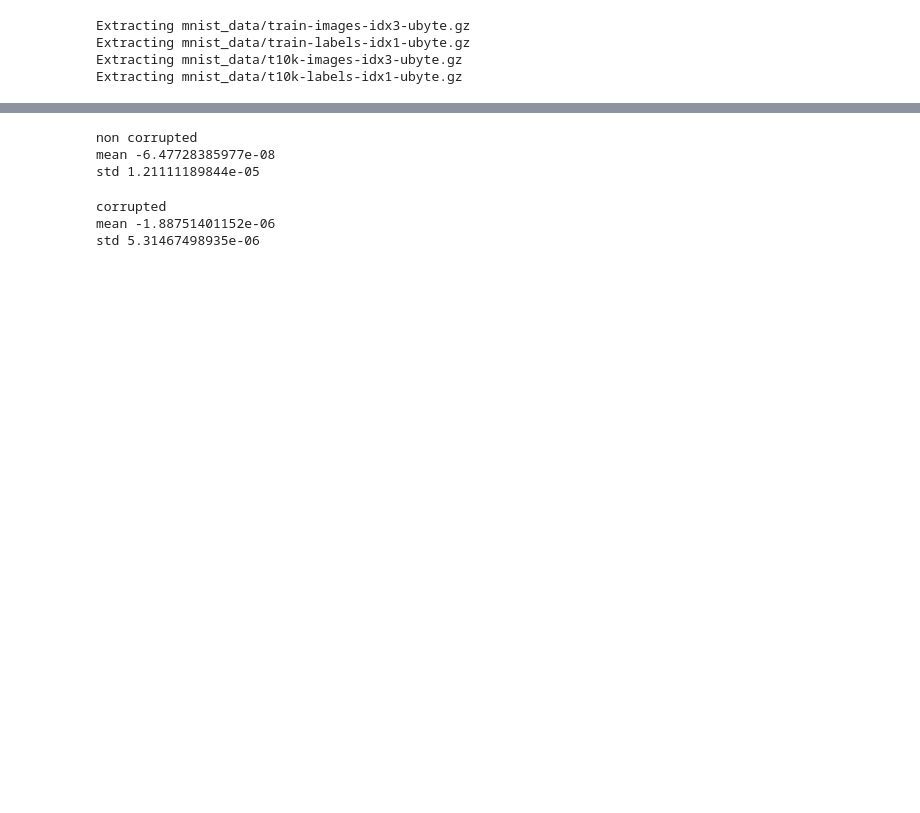
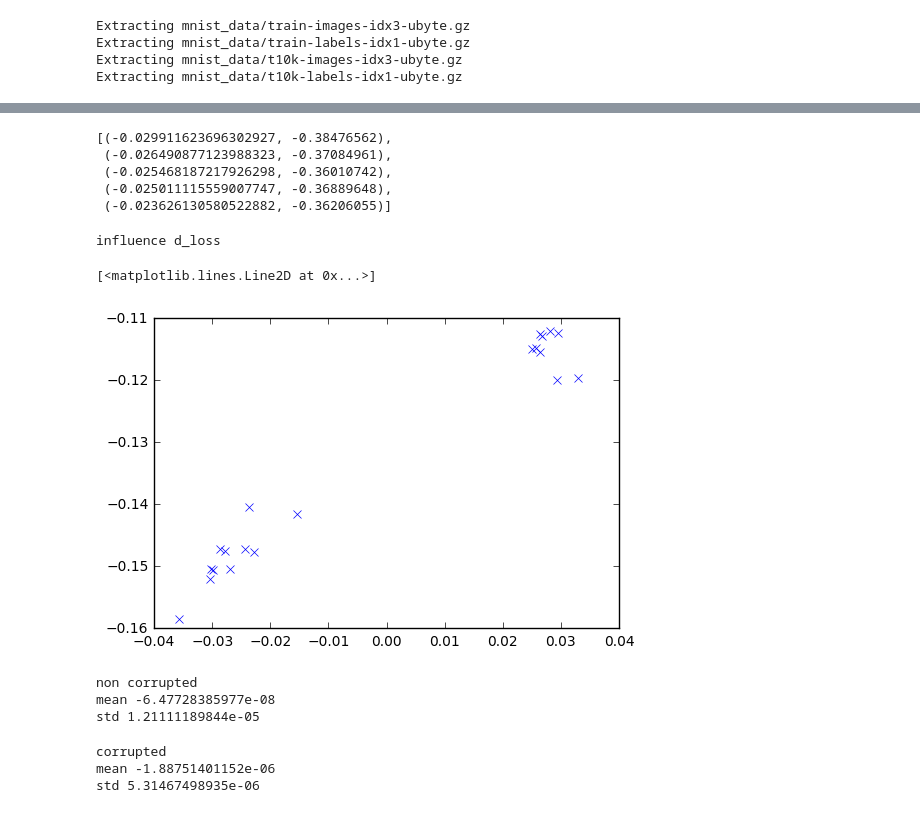
Before and after one commit to cgel/deep_quad, a Jupyter notebook: influence_function.ipynb, the cells around one changed output, grey strips where cells are left out. Drawn from its saved outputs; the diff is of its cells as text; code cells hidden in the pictures; blank space fills up the shorter version.

Commit message:
starting to get results for the linear model

```diff
--- a/influence_function.ipynb
+++ b/influence_function.ipynb
@@ -128,4 +223,0 @@ trainset_inf.sort()
-# %%
-rank = np.abs(trainset_inf)
-# %%
-rank.sort()
@@ -156,0 +224,21 @@ trainset_inf[-10:-1]
+# %%
+checkpoint_file = "/home/cgel/deep_quad/checkpoints/linear.ckpt"
+#saver.save(sess, checkpoint_file)
+# %%
+# leave one out retraining
+subset = rank[0:20]
+influence_acc = []
+grads_l = []
+saver.restore(sess, checkpoint_file)
+base_testset_loss = testset_loss()
+for _,i in subset:
+    print(i)
+    z = (mnist.train.images[i:i+1], mnist.train.labels[i:i+1])
+    z_influ, z_grad = inf.of_and_g(z)
+    grads_l.append(z_grad*scale)
+    new_mnist = Dataset(mnist_i2(i))
+    train(10000, new_mnist, learning_rate=1e-7)
+    d_loss = base_testset_loss - testset_loss()
+    print(z_influ * scale, d_loss)
+    influence_acc.append( (z_influ * scale, d_loss) )
+    saver.restore(sess, checkpoint_file)
@@ -157,3 +263,25 @@ trainset_inf[-10:-1]
+# %%
+influence_acc
+# %% [output]
+[(-0.029911623696302927, -0.38476562),
+ (-0.026490877123988323, -0.37084961),
+ (-0.025468187217926298, -0.36010742),
+ (-0.025011115559007747, -0.36889648),
+ (-0.023626130580522882, -0.36206055)]
+# %%
+infs = []
+d_losses = []
+print("influence", "d_loss")
+for pair in influence_acc:
+    infs.append(pair[0])
+    d_losses.append(pair[1])
+    #print(pair[0], pair[1])
+
+plt.plot(infs, d_losses, "x")
+# %% [output]
+influence d_loss
+[<matplotlib.lines.Line2D at 0x...>]
+[figure, added]
 # %%
 influences_corrupted = []
 influences_non_corrupted = []
```
Also changed, not shown: parts of 30 cells of this notebook.
